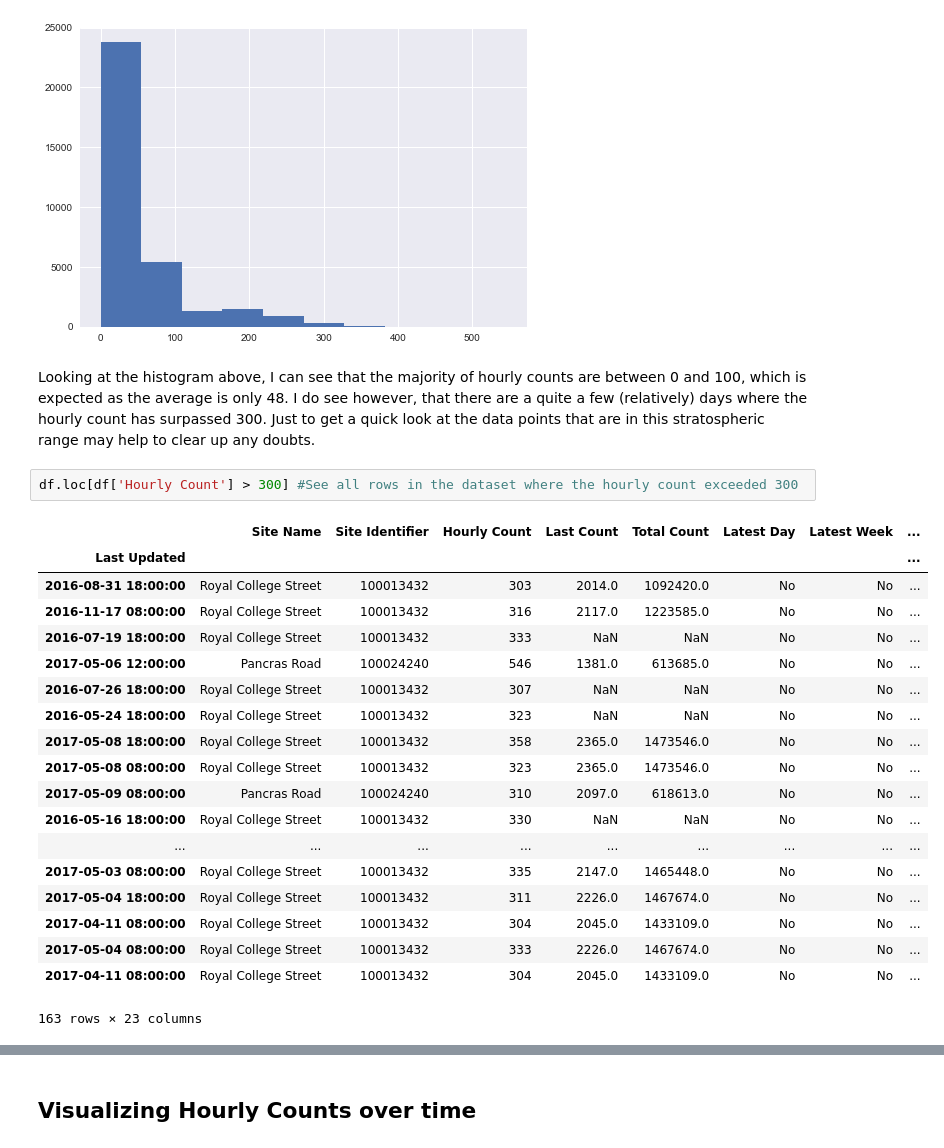
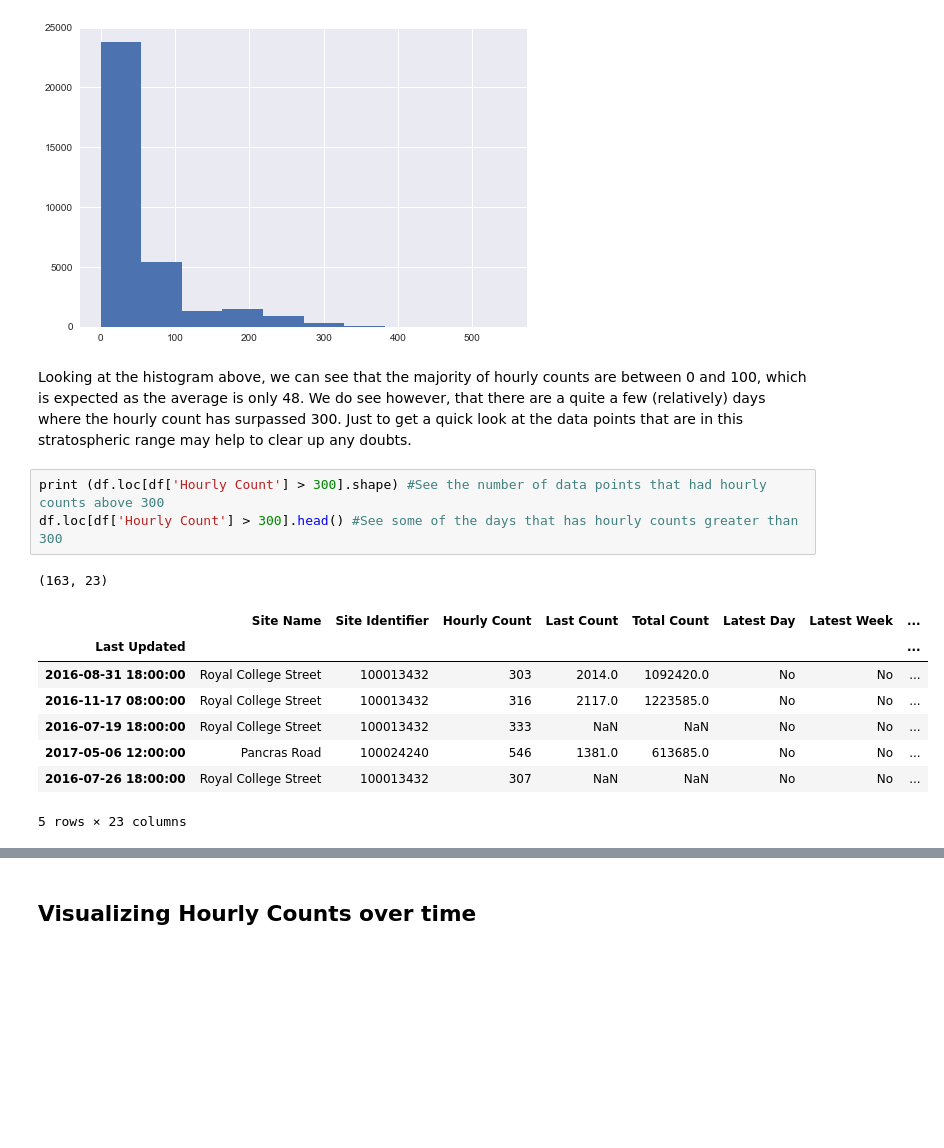
Before and after one commit to sidshekhar/CamdenCycleAnalysis, a Jupyter notebook: Camden Cycling Analysis.ipynb, the cells around one changed output, grey strips where cells are left out. Drawn from its saved outputs; the diff is of its cells as text; blank space fills up the shorter version.

```diff
--- a/Camden Cycling Analysis.ipynb
+++ b/Camden Cycling Analysis.ipynb
@@ -82,27 +82,18 @@ df['Hourly Count'].hist() #plot histogram of hourly counts throughout the datase
 <matplotlib.axes._subplots.AxesSubplot at 0x...>
 [figure]
 # %% [markdown]
-Looking at the histogram above, I can see that the majority of hourly counts are between 0 and 100, which is expected as the average is only 48. I do see however, that there are a quite a few (relatively) days where the hourly count has surpassed 300. Just to get a quick look at the data points that are in this stratospheric range may help to clear up any doubts.
+Looking at the histogram above, we can see that the majority of hourly counts are between 0 and 100, which is expected as the average is only 48. We do see however, that there are a quite a few (relatively) days where the hourly count has surpassed 300. Just to get a quick look at the data points that are in this stratospheric range may help to clear up any doubts.
-# %%
-df.loc[df['Hourly Count'] > 300] #See all rows in the dataset where the hourly count exceeded 300
-# %% [output]
-|  | Site Name | Site Identifier | Hourly Count | Last Count | Total Count | Latest Day | Latest Week | ... |
-| Last Updated |  |  |  |  |  |  |  | ... |
-| 2016-08-31 18:00:00 | Royal College Street | 100013432 | 303 | 2014.0 | 1092420.0 | No | No | ... |
-| 2016-11-17 08:00:00 | Royal College Street | 100013432 | 316 | 2117.0 | 1223585.0 | No | No | ... |
-| 2016-07-19 18:00:00 | Royal College Street | 100013432 | 333 | NaN | NaN | No | No | ... |
-| 2017-05-06 12:00:00 | Pancras Road | 100024240 | 546 | 1381.0 | 613685.0 | No | No | ... |
-| 2016-07-26 18:00:00 | Royal College Street | 100013432 | 307 | NaN | NaN | No | No | ... |
-| 2016-05-24 18:00:00 | Royal College Street | 100013432 | 323 | NaN | NaN | No | No | ... |
-| 2017-05-08 18:00:00 | Royal College Street | 100013432 | 358 | 2365.0 | 1473546.0 | No | No | ... |
-| 2017-05-08 08:00:00 | Royal College Street | 100013432 | 323 | 2365.0 | 1473546.0 | No | No | ... |
-| 2017-05-09 08:00:00 | Pancras Road | 100024240 | 310 | 2097.0 | 618613.0 | No | No | ... |
-| 2016-05-16 18:00:00 | Royal College Street | 100013432 | 330 | NaN | NaN | No | No | ... |
-| ... | ... | ... | ... | ... | ... | ... | ... | ... |
-| 2017-05-03 08:00:00 | Royal College Street | 100013432 | 335 | 2147.0 | 1465448.0 | No | No | ... |
-| 2017-05-04 18:00:00 | Royal College Street | 100013432 | 311 | 2226.0 | 1467674.0 | No | No | ... |
-| 2017-04-11 08:00:00 | Royal College Street | 100013432 | 304 | 2045.0 | 1433109.0 | No | No | ... |
-| 2017-05-04 08:00:00 | Royal College Street | 100013432 | 333 | 2226.0 | 1467674.0 | No | No | ... |
-| 2017-04-11 08:00:00 | Royal College Street | 100013432 | 304 | 2045.0 | 1433109.0 | No | No | ... |
-163 rows × 23 columns
+# %%
+print (df.loc[df['Hourly Count'] > 300].shape) #See the number of data points that had hourly counts above 300
+df.loc[df['Hourly Count'] > 300].head() #See some of the days that has hourly counts greater than 300
+# %% [output]
+(163, 23)
+|  | Site Name | Site Identifier | Hourly Count | Last Count | Total Count | Latest Day | Latest Week | ... |
+| Last Updated |  |  |  |  |  |  |  | ... |
+| 2016-08-31 18:00:00 | Royal College Street | 100013432 | 303 | 2014.0 | 1092420.0 | No | No | ... |
+| 2016-11-17 08:00:00 | Royal College Street | 100013432 | 316 | 2117.0 | 1223585.0 | No | No | ... |
+| 2016-07-19 18:00:00 | Royal College Street | 100013432 | 333 | NaN | NaN | No | No | ... |
+| 2017-05-06 12:00:00 | Pancras Road | 100024240 | 546 | 1381.0 | 613685.0 | No | No | ... |
+| 2016-07-26 18:00:00 | Royal College Street | 100013432 | 307 | NaN | NaN | No | No | ... |
+5 rows × 23 columns
 # %% [markdown]
```
Also changed, not shown: parts of 17 cells of this notebook.
